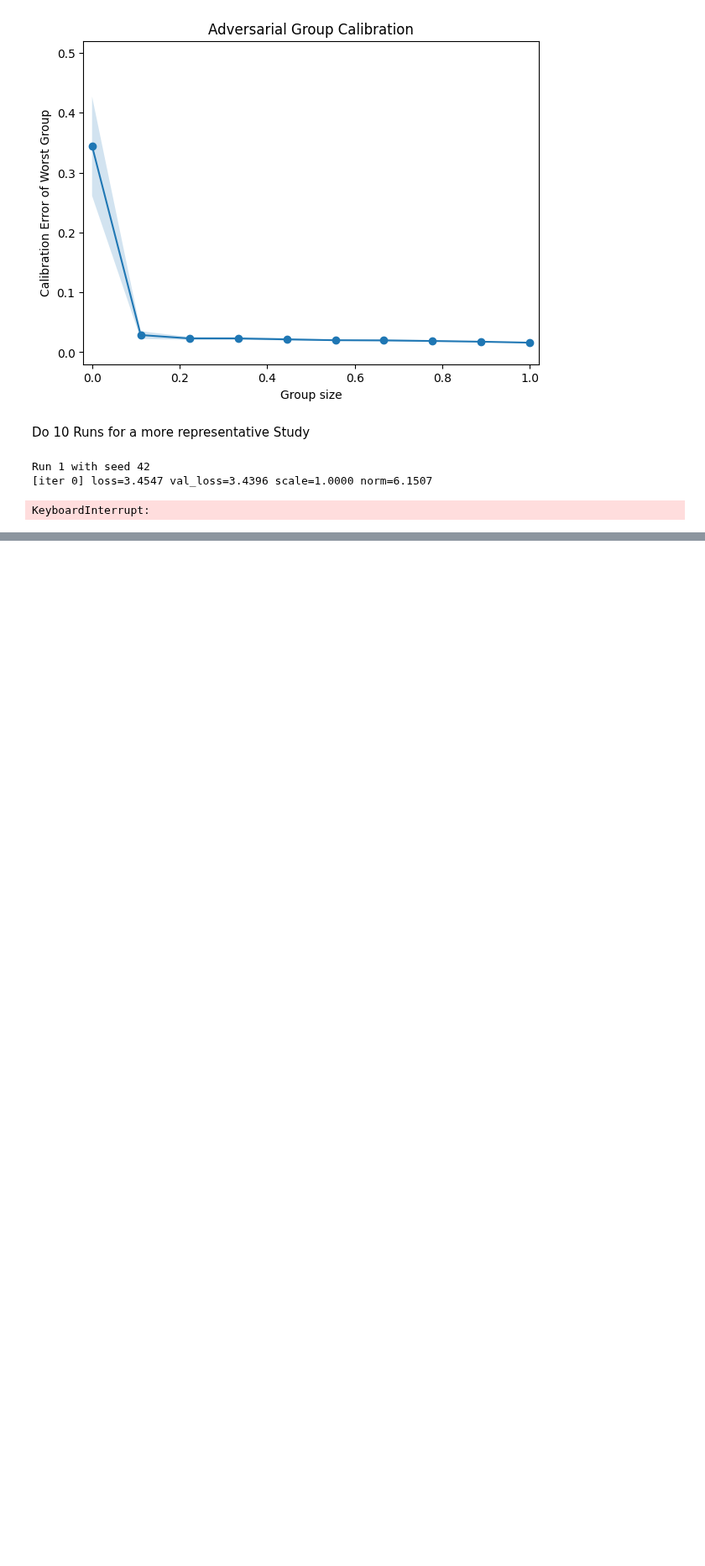
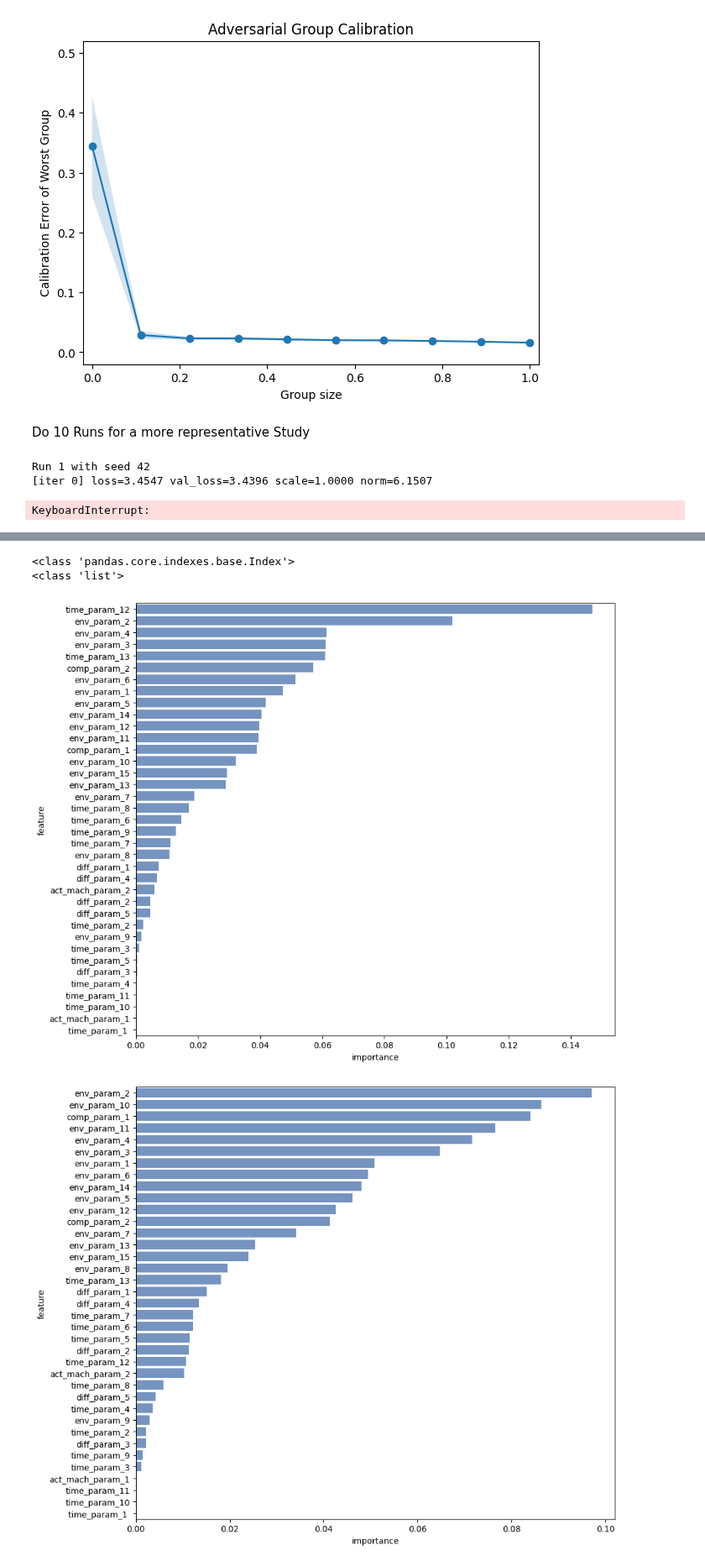
Before and after one commit to Fynn1612/Masterarbeit, a Jupyter notebook: models/NGBoost.ipynb, the cells around one changed output, grey strips where cells are left out. Shown at 84% size. Cells and saved outputs as stored; diff of their text form; code cells hidden in the pictures; blank space fills up the shorter version.

```diff
--- a/models/NGBoost.ipynb
+++ b/models/NGBoost.ipynb
@@ -311,0 +331,7 @@ plt.close()
+# %%
+## Feature importance for loc trees
+feature_importance_loc = ngb.feature_importances_[0]
+
+## Feature importance for scale trees
+feature_importance_scale = ngb.feature_importances_[1]
+print(feature_importance_scale)
@@ -311,0 +349,45 @@ plt.close()
+# %%
+print(type(feature_names))
+feature_names_cat = ['act_mach_param_1', 'act_mach_param_2', 'env_param_1', 'env_param_2', 'env_param_3',
+       'env_param_4', 'env_param_5', 'env_param_6', 'env_param_7', 'env_param_8', 'env_param_9', 'env_param_10', 'env_param_11', 'env_param_12',
+       'env_param_13', 'env_param_14', 'env_param_15', 'time_param_1 ', 'time_param_2',
+       'time_param_3', 'time_param_4', 'time_param_5', 'time_param_6', 'time_param_7',
+       'time_param_8', 'time_param_9', 'time_param_10', 'time_param_11', 'time_param_12',
+       'time_param_13', 'diff_param_1', 'diff_param_2',
+       'diff_param_3', 'diff_param_4', 'diff_param_5', 'comp_param_1', 'comp_param_2']
+print(type(feature_names_cat))
+# %% [output]
+<class 'pandas.core.indexes.base.Index'>
+<class 'list'>
+# %%
+import seaborn as sns
+ngb_result_path = r"C:\Users\test\OneDrive\Master Management und Engineering\Masterarbeit\Experimente\Evaluation\10 Runs\NGBoost"
+aquamarin_rgb_dark = (106/255, 145/255, 204/255)
+
+
+df_loc = pd.DataFrame({
+                       'feature':feature_names_cat,
+                       'importance':feature_importance_loc})\
+                        .sort_values('importance',ascending=False)
+df_scale = pd.DataFrame({
+                         'feature':feature_names_cat,
+                         'importance':feature_importance_scale})\
+                        .sort_values('importance',ascending=False)
+
+# Feature importance for mean prediction
+fig1, ax1 = plt.subplots(figsize=(10,8))
+sns.barplot(x='importance',y='feature',data=df_loc, color=aquamarin_rgb_dark)
+plt.tight_layout()
+plt.savefig(os.path.join("C:\\Users\\Surface\\OneDrive\\Master Management und Engineering\\Masterarbeit\\Experimente", "feature_importance_mean.svg"), format ='svg')
+plt.show()
+
+
+# Feature importance for std prediction
+fig2, ax2 = plt.subplots(figsize=(10,8))
+sns.barplot(x='importance',y='feature',data=df_scale, color=aquamarin_rgb_dark)
+plt.tight_layout()
+plt.savefig(os.path.join("C:\\Users\\Surface\\OneDrive\\Master Management und Engineering\\Masterarbeit\\Experimente", "feature_importance_std.svg"), format ='svg')
+plt.show()
+# %% [output]
+[figure, added]
+[figure, added]
```
Also changed, not shown: parts of 4 cells of this notebook.
